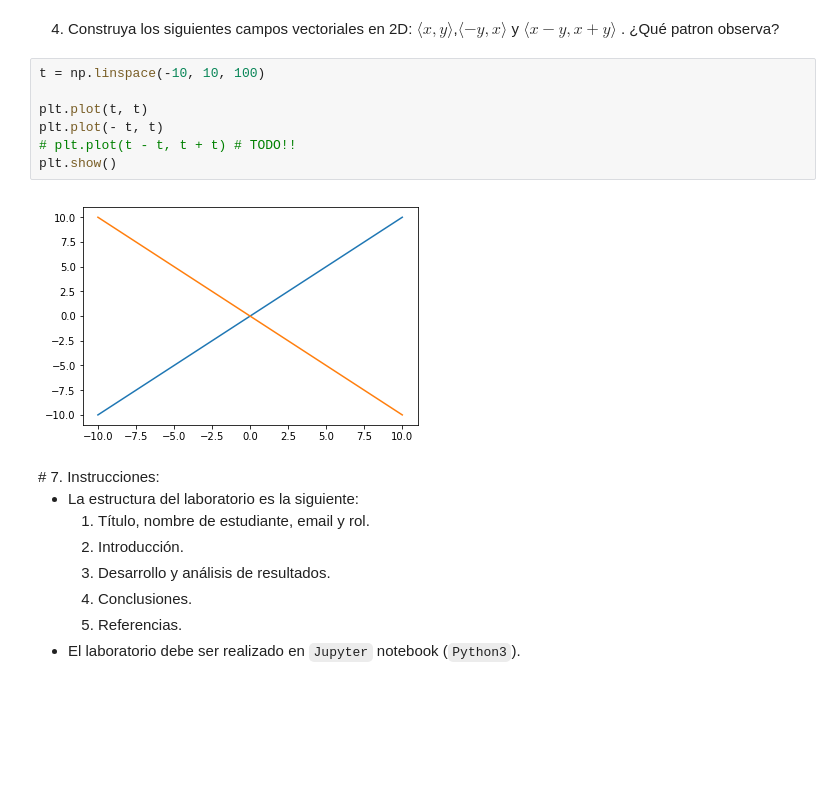
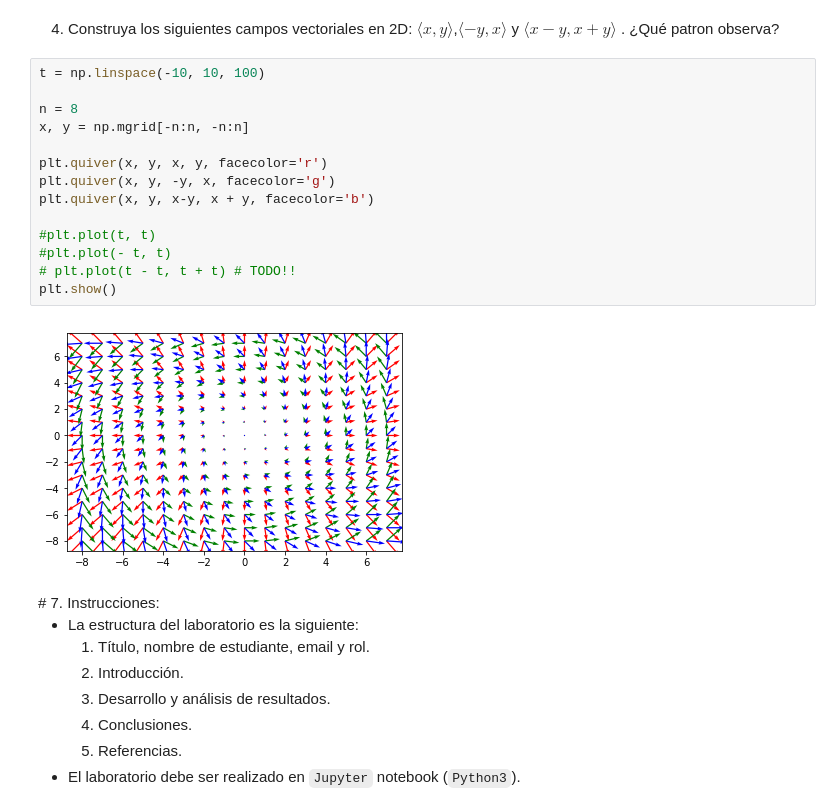
Before and after one commit to mijara/notebooks, a Jupyter notebook: Tarea_1_CC1_2017.ipynb, the cells around one changed output. Cells and saved outputs as stored; diff of their text form; blank space fills up the shorter version.

```diff
--- a/Tarea_1_CC1_2017.ipynb
+++ b/Tarea_1_CC1_2017.ipynb
@@ -418,12 +441,19 @@ plt.show()
 # %%
 t = np.linspace(-10, 10, 100)
 
-plt.plot(t, t)
-plt.plot(- t, t)
+n = 8
+x, y = np.mgrid[-n:n, -n:n]
+
+plt.quiver(x, y, x, y, facecolor='r')
+plt.quiver(x, y, -y, x, facecolor='g')
+plt.quiver(x, y, x-y, x + y, facecolor='b')
+
+#plt.plot(t, t)
+#plt.plot(- t, t)
 # plt.plot(t - t, t + t) # TODO!!
 plt.show()
 # %% [output]
-[figure, old version]
+[figure, new version]
 # %% [markdown]
 <div id='instr' />
 # 7. Instrucciones:
```
Also changed, not shown: parts of 10 cells of this notebook.
